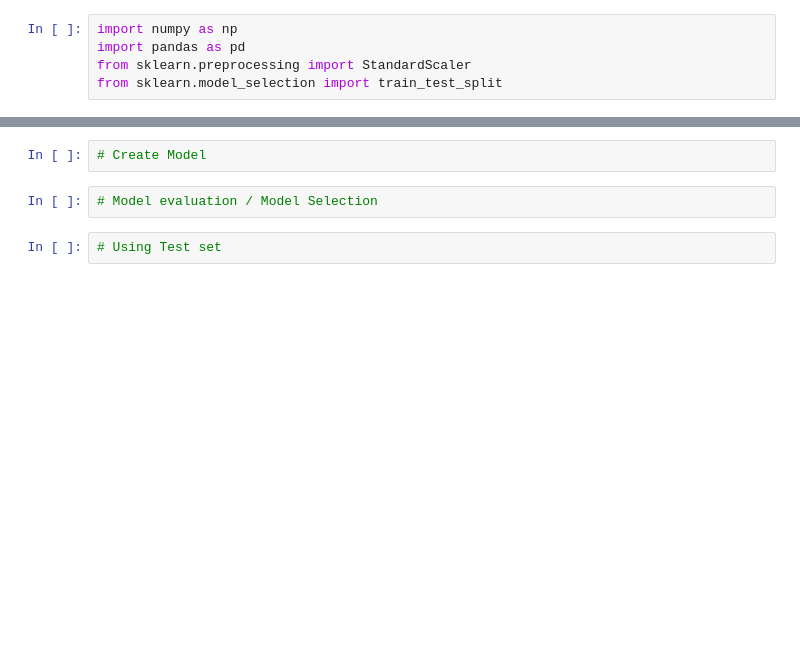
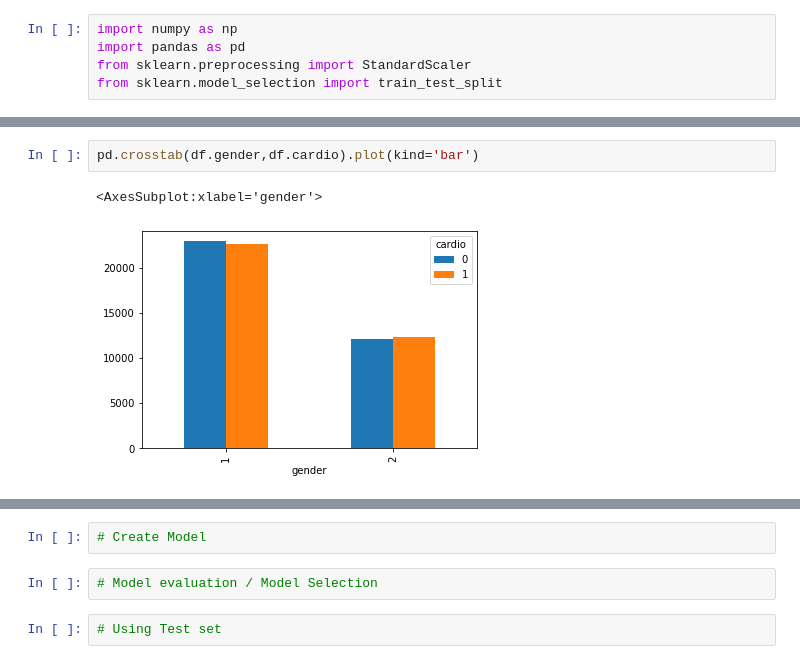
Before and after one commit to kirkz7/cardiovascular-disease-predict, a Jupyter notebook: Test.ipynb, the cells around one changed output, grey strips where cells are left out. Saved outputs shown, nothing was run; the diff lists cells and outputs as text; blank space fills up the shorter version.

```diff
--- a/Test.ipynb
+++ b/Test.ipynb
@@ -46,0 +50,5 @@ AttributeError: 'numpy.ndarray' object has no attribute 'drop'
+# %%
+pd.crosstab(df.gender,df.cardio).plot(kind='bar')
+# %% [output]
+<AxesSubplot:xlabel='gender'>
+[figure, added]
```
Also changed, not shown: parts of 11 cells of this notebook.
